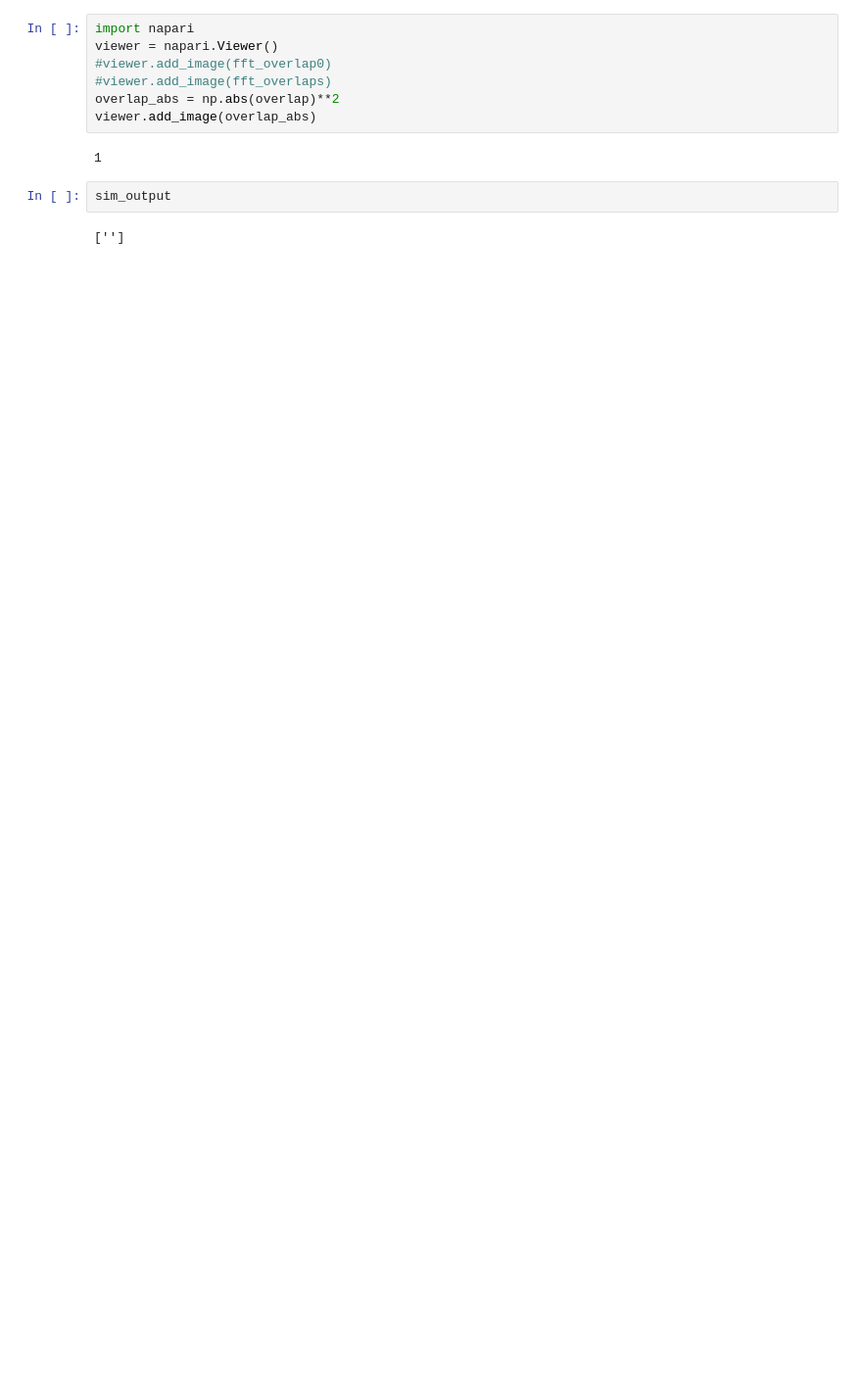
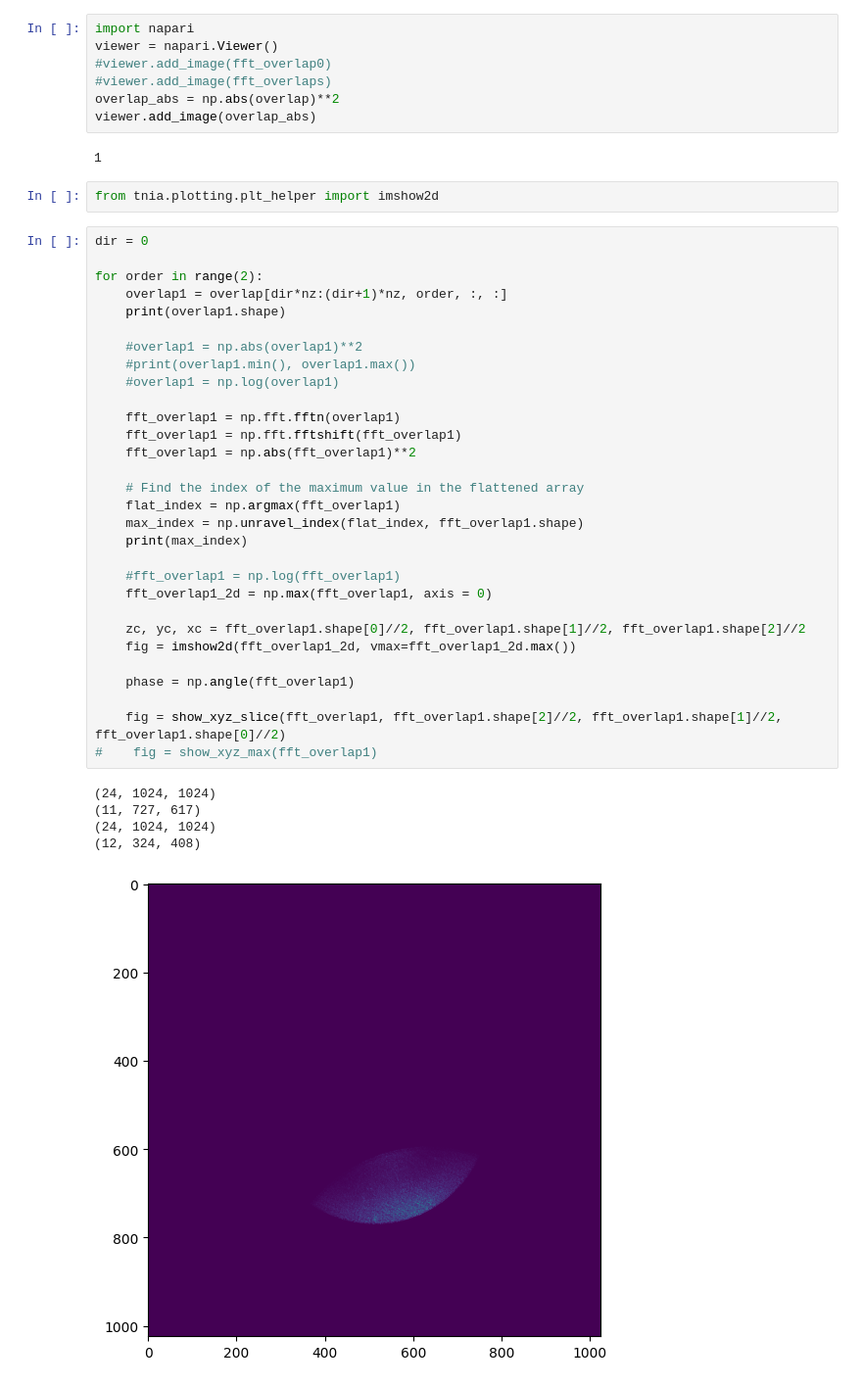
Before and after one commit to True-North-Intelligent-Algorithms/simrecon, a Jupyter notebook: notebooks/analysis/explore_overlaps.ipynb, the cells around one changed output. Shown at 98% size. Cells and saved outputs as stored; diff of their text form; blank space fills up the shorter version.

```diff
--- a/notebooks/analysis/explore_overlaps.ipynb
+++ b/notebooks/analysis/explore_overlaps.ipynb
@@ -261,7 +262,41 @@ overlap_abs = np.abs(overlap)**2
 viewer.add_image(overlap_abs)
 # %% [output]
 1
-# %%
-sim_output
-# %% [output]
-['']
+# %%
+from tnia.plotting.plt_helper import imshow2d
+# %%
+dir = 0
+
+for order in range(2):
+    overlap1 = overlap[dir*nz:(dir+1)*nz, order, :, :]
+    print(overlap1.shape)
+
+    #overlap1 = np.abs(overlap1)**2
+    #print(overlap1.min(), overlap1.max())
+    #overlap1 = np.log(overlap1)
+
+    fft_overlap1 = np.fft.fftn(overlap1)
+    fft_overlap1 = np.fft.fftshift(fft_overlap1)
+    fft_overlap1 = np.abs(fft_overlap1)**2
+
+    # Find the index of the maximum value in the flattened array
+    flat_index = np.argmax(fft_overlap1)
+    max_index = np.unravel_index(flat_index, fft_overlap1.shape)
+    print(max_index)
+
+    #fft_overlap1 = np.log(fft_overlap1)
+    fft_overlap1_2d = np.max(fft_overlap1, axis = 0)
+
+    zc, yc, xc = fft_overlap1.shape[0]//2, fft_overlap1.shape[1]//2, fft_overlap1.shape[2]//2
+    fig = imshow2d(fft_overlap1_2d, vmax=fft_overlap1_2d.max())
+
+    phase = np.angle(fft_overlap1)
+
+    fig = show_xyz_slice(fft_overlap1, fft_overlap1.shape[2]//2, fft_overlap1.shape[1]//2, fft_overlap1.shape[0]//2)
+#    fig = show_xyz_max(fft_overlap1)
+# %% [output]
+(24, 1024, 1024)
+(11, 727, 617)
+(24, 1024, 1024)
+(12, 324, 408)
+[figure, added]
```
Also changed, not shown: parts of 9 cells of this notebook, 2 other files.
